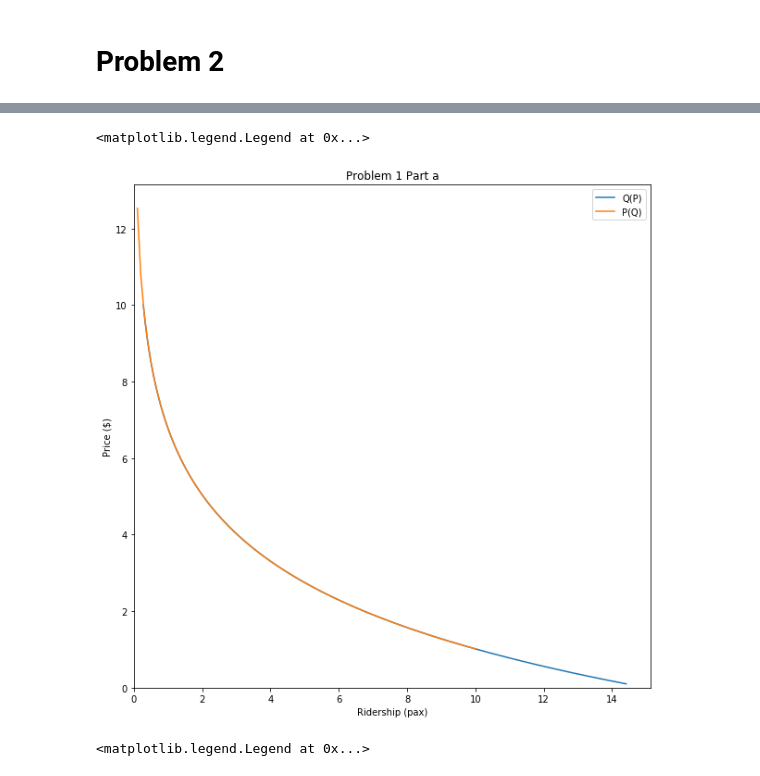
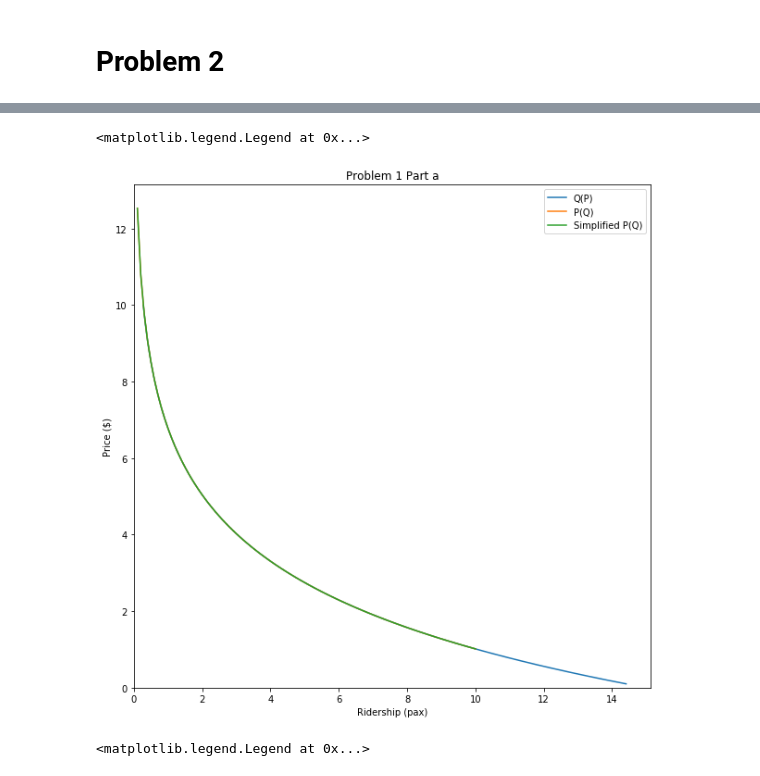
Before and after one commit to noahgarfinkle/Spring2020, a Jupyter notebook: CEE 498 Transportation Economics/Assignments/Assignment 2.ipynb, the cells around one changed output, grey strips where cells are left out. Saved outputs shown, nothing was run; the diff lists cells and outputs as text; code cells hidden in the pictures.

```diff
--- a/CEE 498 Transportation Economics/Assignments/Assignment 2.ipynb
+++ b/CEE 498 Transportation Economics/Assignments/Assignment 2.ipynb
@@ -216,6 +194,10 @@ def Q(P,α=α,β=β):
 def P(Q,α=α,β=β):
     p = (np.log(Q)-np.log(α))/(-β)
     return p
+# %%
+def PSimplified(Q,α=α,β=β):
+    p = np.log(α/Q)/β
+    return p
 # %%
 Ps = np.linspace(0.1,10,100)
 Qs = [Q(P) for P in Ps]
@@ -238,24 +204,28 @@ ax.legend()
 # %%
 Qs_i = np.linspace(0.1,10,100)
 Ps_i = [P(Q) for Q in Qs_i]
+# %%
+Ps_s = [PSimplified(Q) for Q in Qs_i]
 # %%
+# the whole point of this graph is just to double check my math that all three demand curves are equivalent: staritng, inverse, and simplified inverse
 fig,ax = plt.subplots(figsize=(10,10))
 # y axis is price
 # x axis is demand
 ax.plot(Qs,Ps,label="Q(P)")
 ax.plot(Qs_i,Ps_i,label="P(Q)")
+ax.plot(Qs_i,Ps_s,label="Simplified P(Q)")
 ax.set_ylabel("Price ($)")
 ax.set_xlabel("Ridership (pax)")
 ax.set_title("Problem 1 Part a")
 
 
 ax.set_xlim(left=0)
 ax.set_ylim(bottom=0)
 
 ax.legend()
 # %% [output]
 <matplotlib.legend.Legend at 0x...>
-[figure, old version]
+[figure, new version]
 # %%
 def AC(Q,α=15.0,β=0.4,F=10.0,m0 = 0.8,m1=0.3):
     ac = (F/Q) + m0 + m1*Q
```
Also changed, not shown: parts of 19 cells of this notebook.
